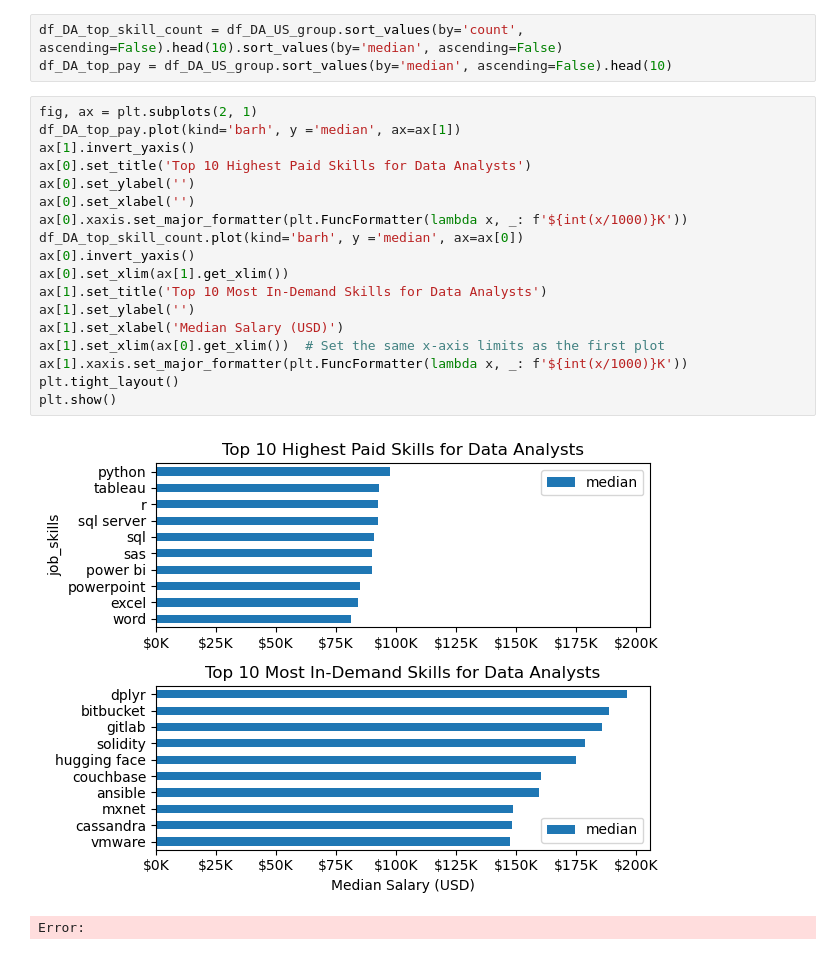
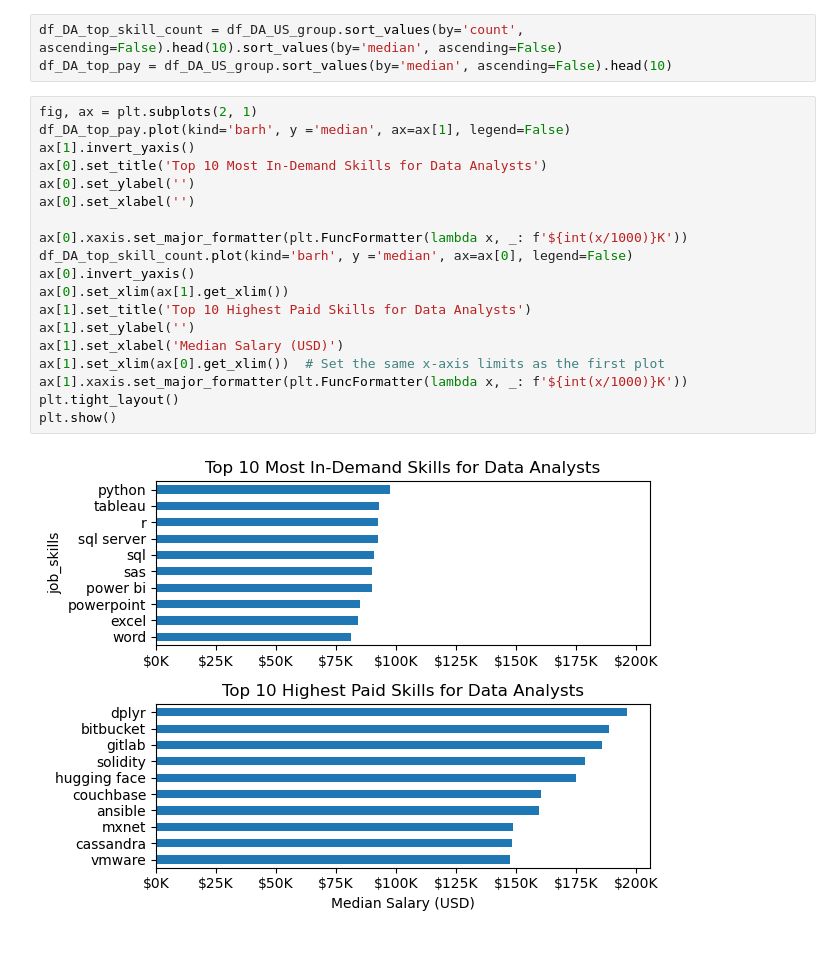
Before and after one commit to danielbrovarnik/Python_project, a Jupyter notebook: 2_advanced/19_skill_pay_analysis.ipynb, the cells around one changed output. Cells and saved outputs as stored; diff of their text form.

```diff
--- a/2_advanced/19_skill_pay_analysis.ipynb
+++ b/2_advanced/19_skill_pay_analysis.ipynb
@@ -40,22 +40,22 @@ df_DA_top_skill_count = df_DA_US_group.sort_values(by='count', ascending=False).
 df_DA_top_pay = df_DA_US_group.sort_values(by='median', ascending=False).head(10)
 # %%
 fig, ax = plt.subplots(2, 1)
-df_DA_top_pay.plot(kind='barh', y ='median', ax=ax[1])
+df_DA_top_pay.plot(kind='barh', y ='median', ax=ax[1], legend=False)
 ax[1].invert_yaxis()
-ax[0].set_title('Top 10 Highest Paid Skills for Data Analysts')
+ax[0].set_title('Top 10 Most In-Demand Skills for Data Analysts')
 ax[0].set_ylabel('')
 ax[0].set_xlabel('')
+
 ax[0].xaxis.set_major_formatter(plt.FuncFormatter(lambda x, _: f'${int(x/1000)}K'))
-df_DA_top_skill_count.plot(kind='barh', y ='median', ax=ax[0])
+df_DA_top_skill_count.plot(kind='barh', y ='median', ax=ax[0], legend=False)
 ax[0].invert_yaxis()
 ax[0].set_xlim(ax[1].get_xlim())
-ax[1].set_title('Top 10 Most In-Demand Skills for Data Analysts')
+ax[1].set_title('Top 10 Highest Paid Skills for Data Analysts')
 ax[1].set_ylabel('')
 ax[1].set_xlabel('Median Salary (USD)')
 ax[1].set_xlim(ax[0].get_xlim())  # Set the same x-axis limits as the first plot
 ax[1].xaxis.set_major_formatter(plt.FuncFormatter(lambda x, _: f'${int(x/1000)}K'))
 plt.tight_layout()
 plt.show()
 # %% [output]
-[figure, old version]
+[figure, new version]
-Error:
```
Also changed, not shown: 2 other files.
